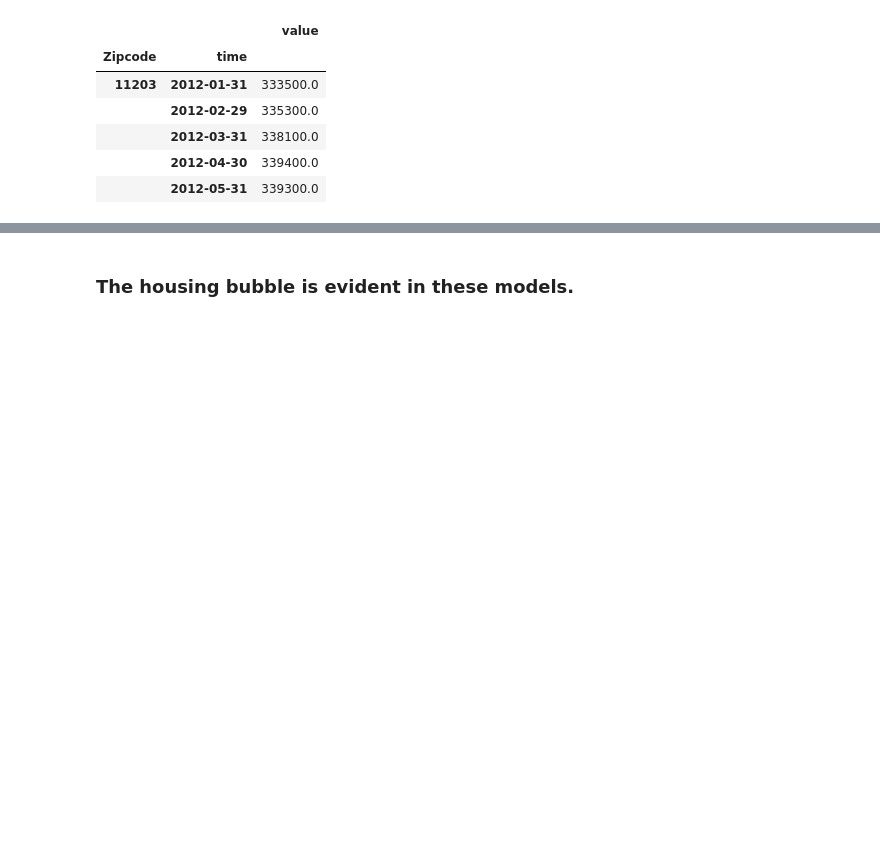
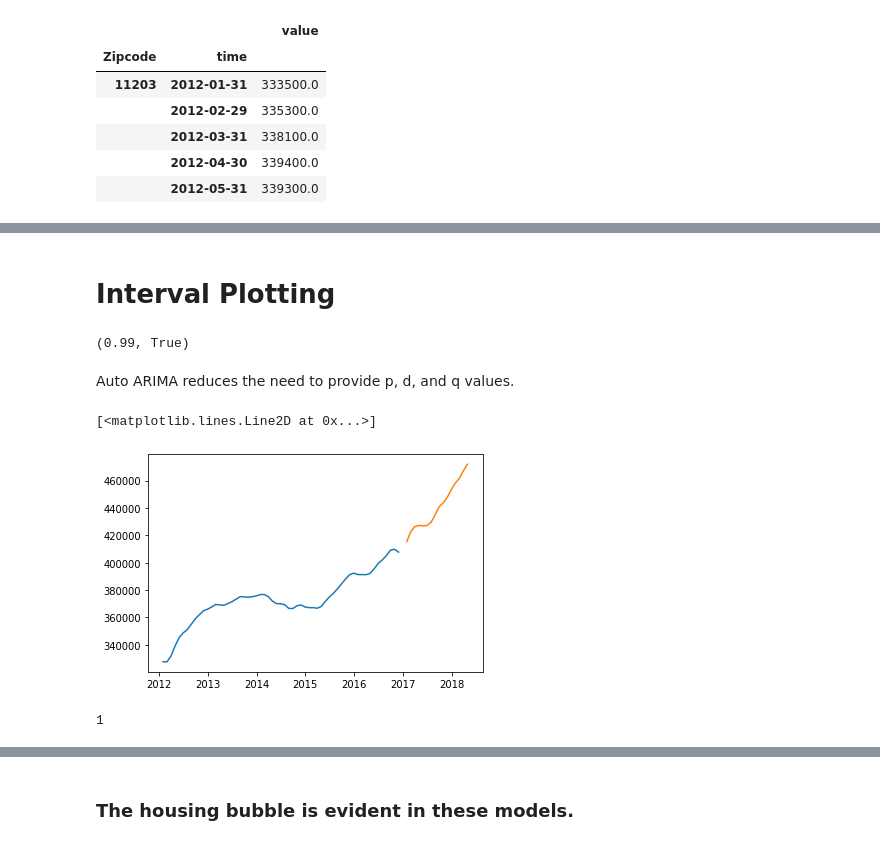
Before and after one commit to learn-co-curriculum/dsc-phase-4-project, a Jupyter notebook: time-series/starter_notebook.ipynb, the cells around one changed output, grey strips where cells are left out. Cells and saved outputs as stored; diff of their text form; code cells hidden in the pictures; blank space fills up the shorter version.

```diff
--- a/time-series/starter_notebook.ipynb
+++ b/time-series/starter_notebook.ipynb
@@ -419,0 +589,22 @@ ny_under.corr()
+# %%
+# Plot real vs predicted values along with confidence interval
+
+rcParams['figure.figsize'] = 15, 6
+
+# Plot observed values
+ax = CO2['1990':].plot(label='observed')
+
+# Plot predicted values
+pred.predicted_mean.plot(ax=ax, label='One-step ahead Forecast', alpha=0.9)
+
+# Plot the range for confidence intervals
+ax.fill_between(pred_conf.index,
+                pred_conf.iloc[:, 0],
+                pred_conf.iloc[:, 1], color='g', alpha=0.5)
+
+# Set axes labels
+ax.set_xlabel('Date')
+ax.set_ylabel('CO2 Levels')
+plt.legend()
+
+plt.show()
@@ -419,0 +624,2 @@ ny_under.corr()
+# %% [markdown]
+# Interval Plotting
@@ -419,0 +628,19 @@ ny_under.corr()
+# %%
+adf_test = ADFTest(alpha = .05)
+adf_test.should_diff(kings_grouped.loc[11236])
+# %% [output]
+(0.99, True)
+# %% [markdown]
+Auto ARIMA reduces the need to provide p, d, and q values.
+# %%
+train = kings_grouped.loc[11236][:59]
+test = kings_grouped.loc[11236][60:76]
+plt.plot(train)
+plt.plot(test)
+# %% [output]
+[<matplotlib.lines.Line2D at 0x...>]
+[figure, added]
+# %%
+ndiffs(kings_grouped.loc[11236])
+# %% [output]
+1
```
Also changed, not shown: parts of 77 cells of this notebook.
